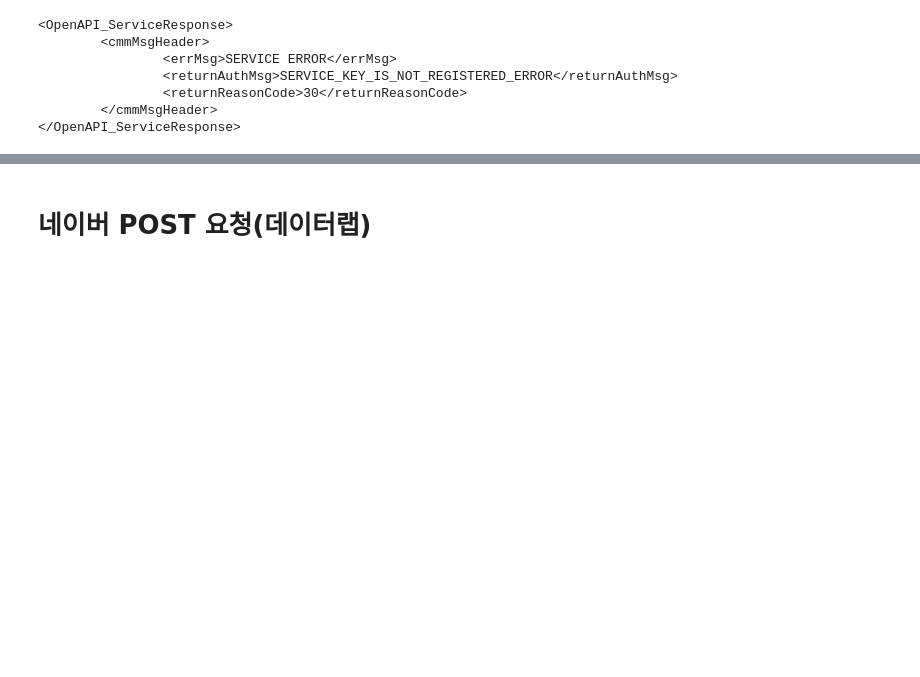
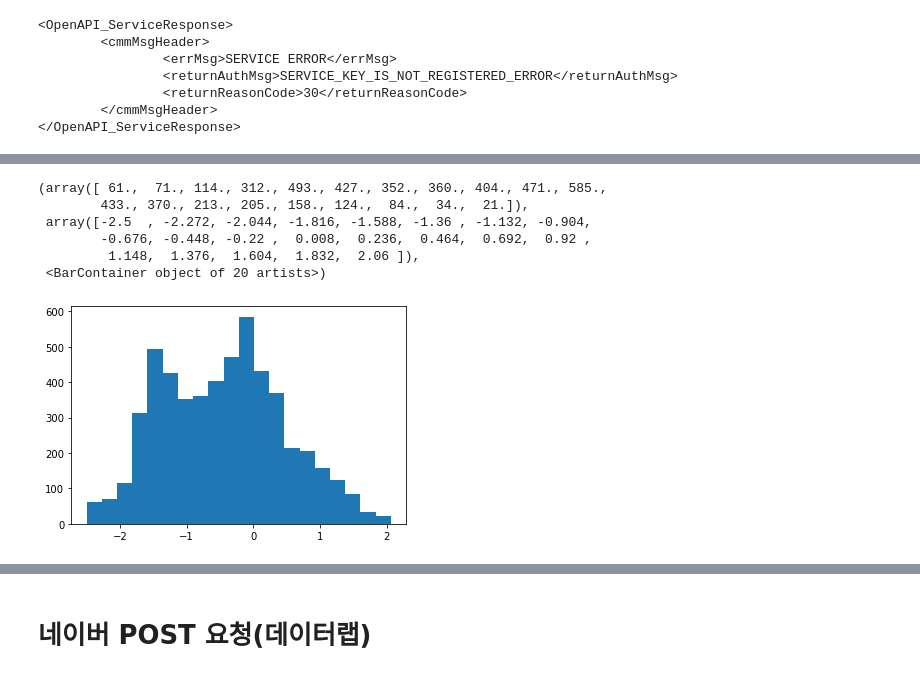
Before and after one commit to ldyoung4032/Deep_Learninng_Academy, a Jupyter notebook: API.ipynb, the cells around one changed output, grey strips where cells are left out. Drawn from its saved outputs; the diff is of its cells as text; code cells hidden in the pictures; blank space fills up the shorter version.

```diff
--- a/API.ipynb
+++ b/API.ipynb
@@ -36,0 +240,10 @@ print(resp.text)
+# %%
+plt.hist(dright_index['anlval'], bins = 20)
+# %% [output]
+(array([ 61.,  71., 114., 312., 493., 427., 352., 360., 404., 471., 585.,
+        433., 370., 213., 205., 158., 124.,  84.,  34.,  21.]),
+ array([-2.5  , -2.272, -2.044, -1.816, -1.588, -1.36 , -1.132, -0.904,
+        -0.676, -0.448, -0.22 ,  0.008,  0.236,  0.464,  0.692,  0.92 ,
+         1.148,  1.376,  1.604,  1.832,  2.06 ]),
+ <BarContainer object of 20 artists>)
+[figure, added]
```
Also changed, not shown: parts of 39 cells of this notebook, 5 other files.
